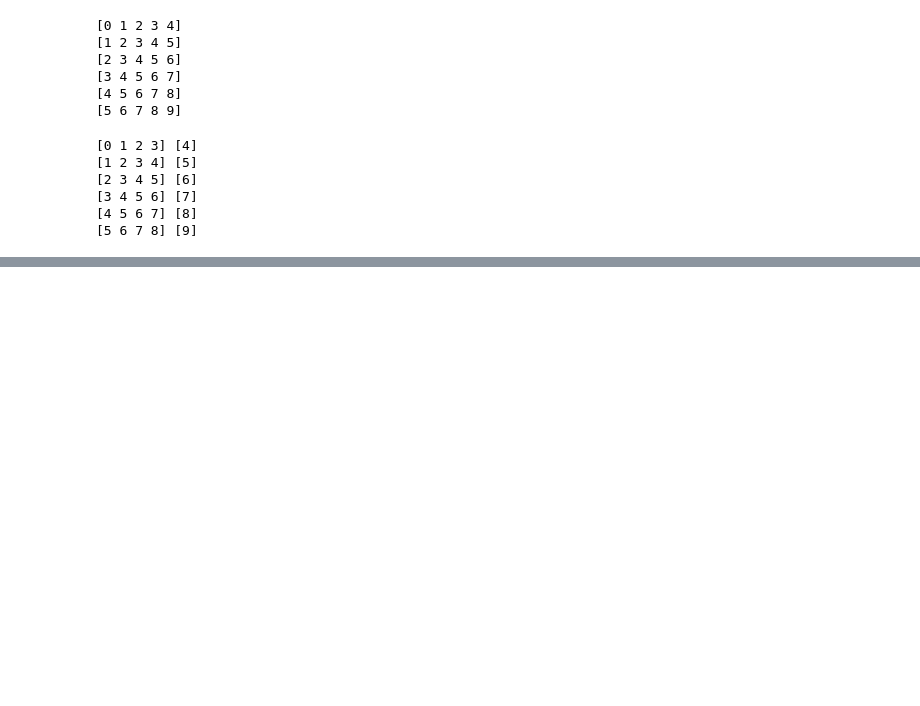
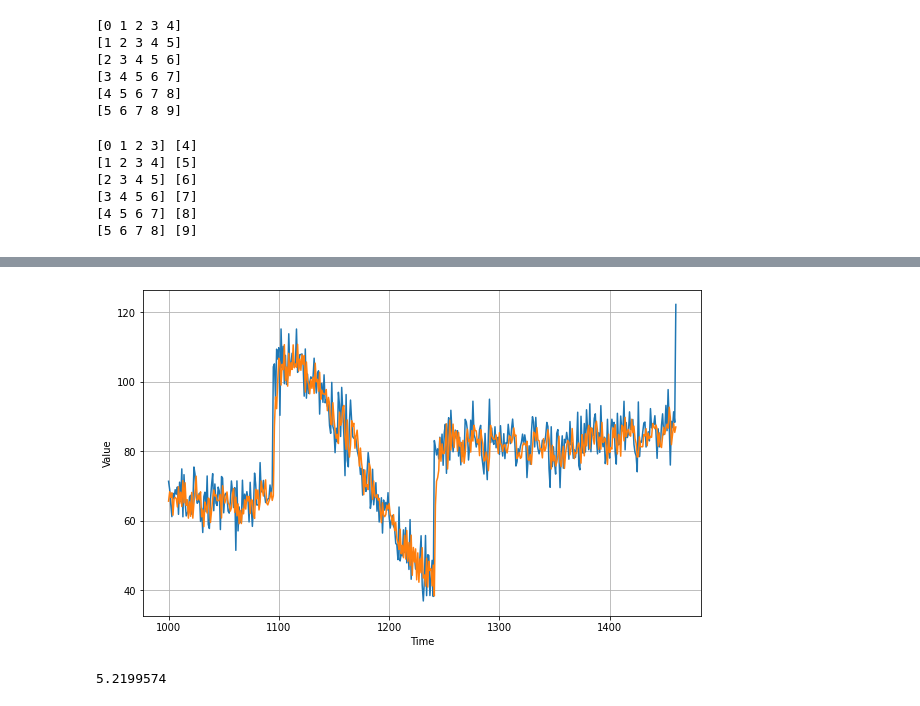
Before and after one commit to Walid-Ahmed/Google-Tensorflow-Certificate, a Jupyter notebook: Time_Series.ipynb, the cells around one changed output, grey strips where cells are left out. Saved outputs shown, nothing was run; the diff lists cells and outputs as text; code cells hidden in the pictures; blank space fills up the shorter version.

```diff
--- a/Time_Series.ipynb
+++ b/Time_Series.ipynb
@@ -27,0 +39,8 @@ print(tf.__version__)
+# %%
+window_size=20
+model = tf.keras.models.Sequential([
+    tf.keras.layers.Dense(10, input_shape=[window_size], activation="relu"),
+    tf.keras.layers.Dense(10, activation="relu"),
+    tf.keras.layers.Dense(1)
+])
+model.summary()
@@ -305,0 +522,20 @@ y =  [[4]
+# %%
+forecast = []
+
+for time in range(len(series) - window_size):
+  forecast.append(model.predict(series[time:time + window_size][np.newaxis]))
+
+forecast = forecast[split_time-window_size:]
+results = np.array(forecast)[:, 0, 0]
+
+
+plt.figure(figsize=(10, 6))
+
+plot_series(time_valid, x_valid)
+plot_series(time_valid, results)
+# %% [output]
+[figure, added]
+# %%
+tf.keras.metrics.mean_absolute_error(x_valid, results).numpy()
+# %% [output]
+5.2199574
```
Also changed, not shown: parts of 61 cells of this notebook.
